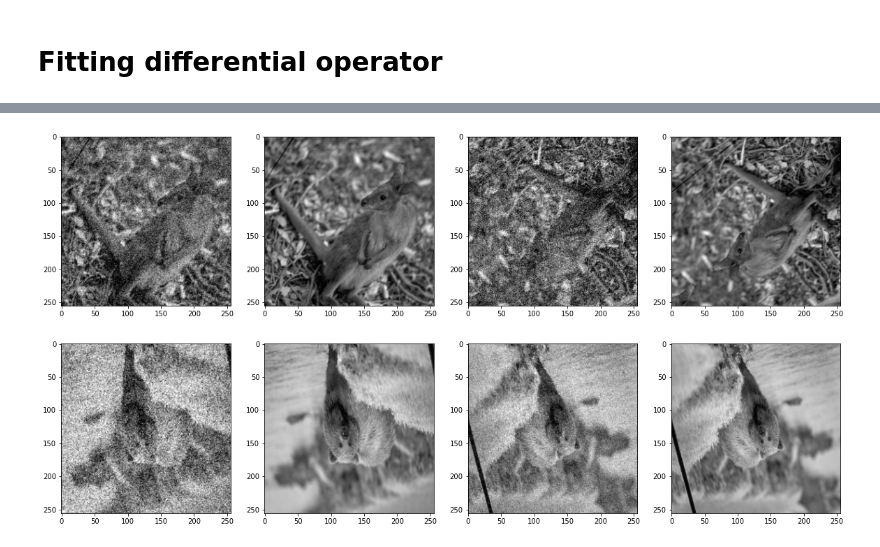
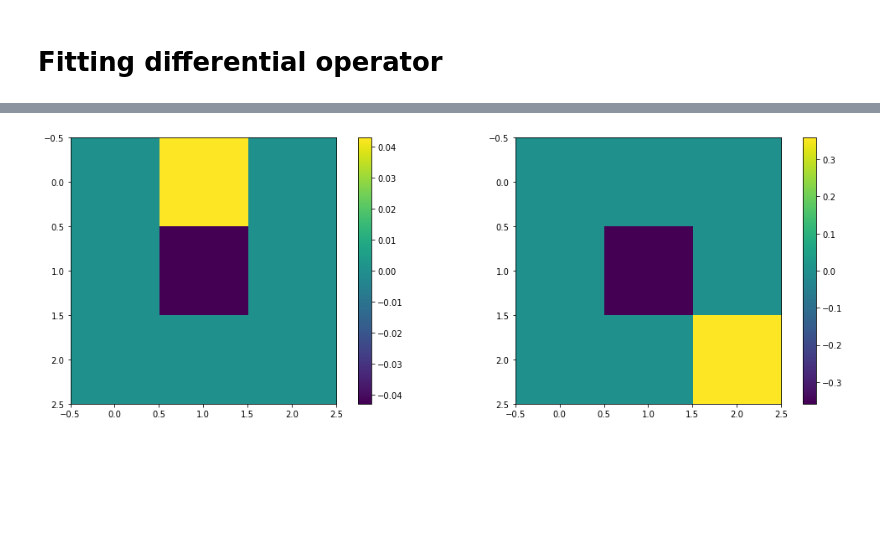
Before and after one commit to erjel/ortega_master_thesis, a Jupyter notebook: 7_apr/splines/Fitting differential operator.ipynb, the cells around one changed output, grey strips where cells are left out. Drawn from its saved outputs; the diff is of its cells as text; code cells hidden in the pictures; blank space fills up the shorter version.

```diff
--- a/7_apr/splines/Fitting differential operator.ipynb
+++ b/7_apr/splines/Fitting differential operator.ipynb
@@ -590,23 +270,0 @@ losses_names = ['H1','L2']
-# %%
-gen_batch_train,gen_batch_val = get_generators(typ,var1_d=5,var1_u=55,CROP1=CROP,BATCH_SIZE=10)
-loss = 'L2'
-model.compile(optimizer=tf.keras.optimizers.Adam(1e-4),
-        loss=getattr(losses,loss))
-
-callbacks = [
-tf.keras.callbacks.ReduceLROnPlateau(factor=0.2, verbose=1,patience=5),
-tf.keras.callbacks.TerminateOnNaN()
-
-]
-
-history = model.fit(
-    gen_batch_train,
-    epochs=10,
-    steps_per_epoch=10,
-    validation_data=gen_batch_val,
-    validation_steps=10,
-    shuffle=False,
-    use_multiprocessing=True,
-    callbacks=callbacks,
-    workers=1
-)
@@ -747,14 +271,12 @@ xs, ys = next(gen_batch_val.as_numpy_iterator())
-# %%
-nrows,ncols = 2,4
-fig,axs = plt.subplots(nrows=nrows,ncols=ncols,figsize=(20,10))
-
-for i in range(nrows):
-    for j in range(ncols//2):
-        _ = np.random.choice(len(xs))
-        axs[i,2*j].imshow(np.squeeze(xs[_]),cmap='gray')
-        axs[i,2*j+1].imshow(np.squeeze(ys[_]),cmap='gray')
-        #axs[i,2*j].set_title(str(np.mean(xs[_])))
-
-plt.show()
-# %% [output]
-[figure, removed]
+# %%
+w = np.squeeze(model.layers[1].weights[0].numpy())
+
+fig,axs = plt.subplots(ncols=2,figsize=(15,5))
+for i in range(w.shape[-1]):
+    im = axs[i].imshow(w[...,i])
+    plt.colorbar(im,ax=axs[i])
+
+plt.tight_layout()
+plt.show()
+# %% [output]
+[figure, added]
```
Also changed, not shown: parts of 31 cells of this notebook, 26 other files.
